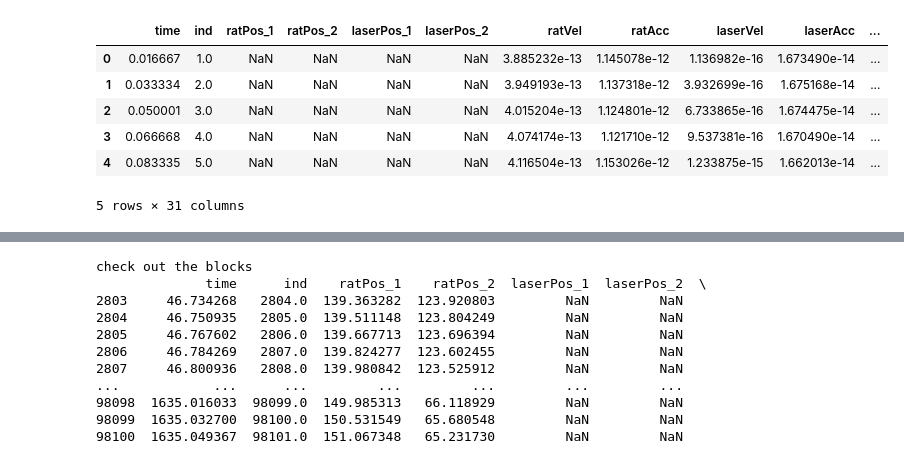
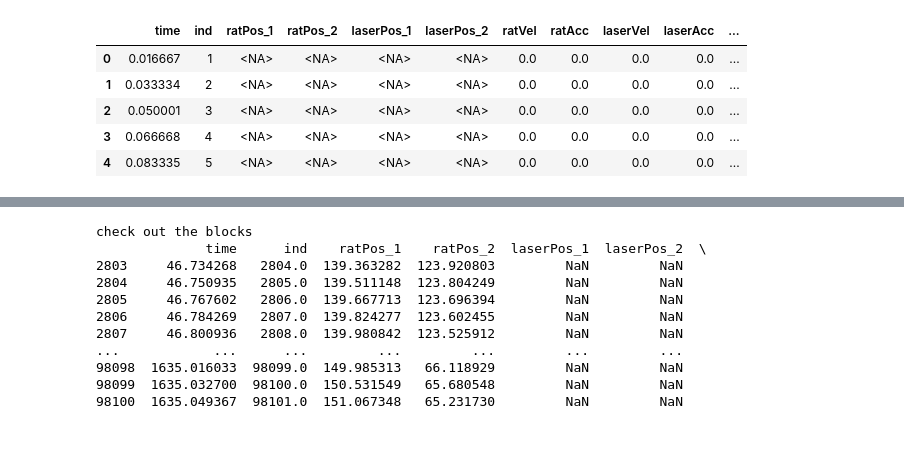
Before and after one commit to bigbrainmay/pursuit, a Jupyter notebook: May.ipynb, the cells around one changed output, grey strips where cells are left out. Saved outputs shown, nothing was run; the diff lists cells and outputs as text; code cells hidden in the pictures.

Commit message:
updated dataframe construction code

```diff
--- a/May.ipynb
+++ b/May.ipynb
@@ -5,6 +5,9 @@ import pandas as pd
 import numpy as np
 import matplotlib as plt
 import pursuit_functions
+import pyarrow as pa
+
+pd.set_option('display.max_columns', 100)  # Show more columns (default is 20)
 
 %load_ext autoreload
 %autoreload 2
@@ -15,7 +68,7 @@ import pursuit_functions
 # %%
 #load region files
-#data_dir = Path("/Users/may/pursuitSessionFiles")
-data_dir = Path("/Volumes/ASA_Lab/Data/Xiaoxiao/ppcRscEVCPoster/pursuitSessionFiles")
+data_dir = Path("/Users/may/pursuitSessionFiles")
+#data_dir = Path("/Volumes/ASA_Lab/Data/Xiaoxiao/ppcRscEVCPoster/pursuitSessionFiles")
 region_directories = pursuit_functions.file_reader.load_region_files(data_dir, 'SL.mat')
 print("Extracted structures:", region_directories.keys())
 # %% [output]
@@ -28,7 +81,7 @@ Extracted structures: dict_keys(['rscSL', 'ca3SL', 'ca1SL'])
 # %%
 #load pursuit files
-#data_dir = Path("/Users/may/pursuitSessionFiles")
-data_dir = Path("/Volumes/ASA_Lab/Data/Xiaoxiao/ppcRscEVCPoster/pursuitSessionFiles")
+data_dir = Path("/Users/may/pursuitSessionFiles")
+#data_dir = Path("/Volumes/ASA_Lab/Data/Xiaoxiao/ppcRscEVCPoster/pursuitSessionFiles")
 
 pursuit_session_files = pursuit_functions.file_reader.load_session_files(data_dir)
 # %% [output]
@@ -69,17 +122,16 @@ rsc_directory.head()
 # %%
 #convert extracted pursuit session data into dataframes
 pursuit_df = {
-    filename: pd.DataFrame(file_data)
+    filename: pd.DataFrame(file_data).convert_dtypes(dtype_backend="pyarrow")
     for filename, file_data in pursuit_session_files.items()
 }
 
 #display first few rows of a dataframe for a specific pursuit file
 pursuit_df['KB20_09_pursuitRoot.mat'].head()
 # %% [output]
 |  | time | ind | ratPos_1 | ratPos_2 | laserPos_1 | laserPos_2 | ratVel | ratAcc | laserVel | laserAcc | ... |
-| 0 | 0.016667 | 1.0 | NaN | NaN | NaN | NaN | 3.885232e-13 | 1.145078e-12 | 1.136982e-16 | 1.673490e-14 | ... |
-| 1 | 0.033334 | 2.0 | NaN | NaN | NaN | NaN | 3.949193e-13 | 1.137318e-12 | 3.932699e-16 | 1.675168e-14 | ... |
-| 2 | 0.050001 | 3.0 | NaN | NaN | NaN | NaN | 4.015204e-13 | 1.124801e-12 | 6.733865e-16 | 1.674475e-14 | ... |
-| 3 | 0.066668 | 4.0 | NaN | NaN | NaN | NaN | 4.074174e-13 | 1.121710e-12 | 9.537381e-16 | 1.670490e-14 | ... |
-| 4 | 0.083335 | 5.0 | NaN | NaN | NaN | NaN | 4.116504e-13 | 1.153026e-12 | 1.233875e-15 | 1.662013e-14 | ... |
+| 0 | 0.016667 | 1 | <NA> | <NA> | <NA> | <NA> | 0.0 | 0.0 | 0.0 | 0.0 | ... |
+| 1 | 0.033334 | 2 | <NA> | <NA> | <NA> | <NA> | 0.0 | 0.0 | 0.0 | 0.0 | ... |
+| 2 | 0.050001 | 3 | <NA> | <NA> | <NA> | <NA> | 0.0 | 0.0 | 0.0 | 0.0 | ... |
+| 3 | 0.066668 | 4 | <NA> | <NA> | <NA> | <NA> | 0.0 | 0.0 | 0.0 | 0.0 | ... |
+| 4 | 0.083335 | 5 | <NA> | <NA> | <NA> | <NA> | 0.0 | 0.0 | 0.0 | 0.0 | ... |
-5 rows × 31 columns
```
Also changed, not shown: parts of 12 cells of this notebook, 2 other files.
